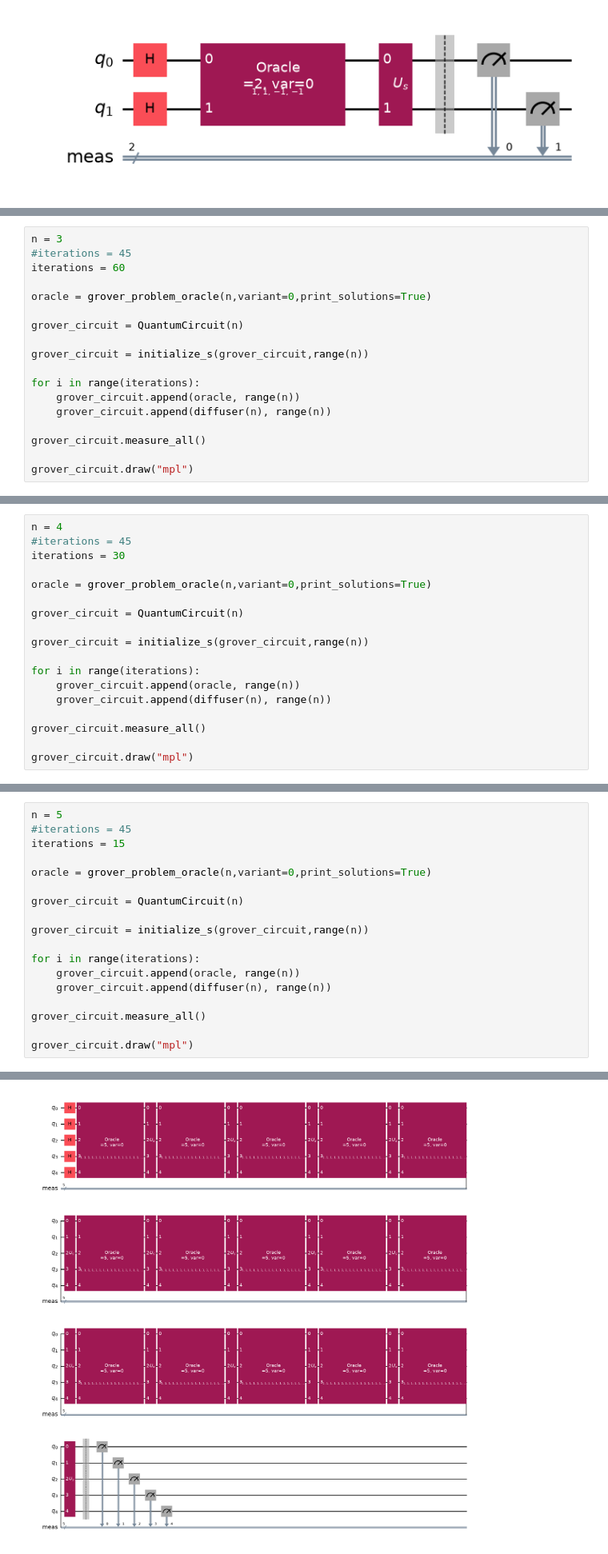
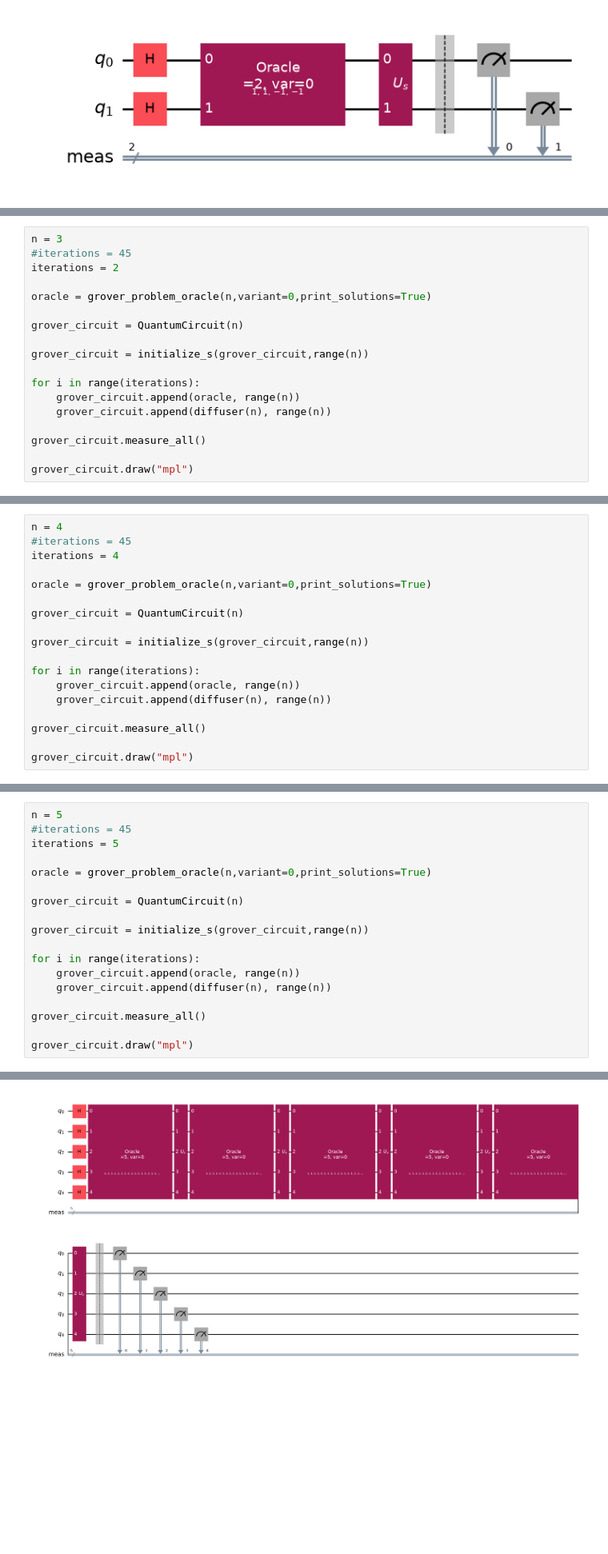
Before and after one commit to KingCobra021/Quantum-A1, a Jupyter notebook: A1.ipynb, the cells around one changed output, grey strips where cells are left out. Shown at 80% size. Cells and saved outputs as stored; diff of their text form; blank space fills up the shorter version.

```diff
--- a/A1.ipynb
+++ b/A1.ipynb
@@ -222,7 +222,7 @@ plot_histogram(job.result().get_counts())
 # %%
 n = 3
 #iterations = 45
-iterations = 60
+iterations = 2
 
 oracle = grover_problem_oracle(n,variant=0,print_solutions=True)
 
@@ -255,7 +256,7 @@ plot_histogram(job.result().get_counts())
 # %%
 n = 4
 #iterations = 45
-iterations = 30
+iterations = 4
 
 oracle = grover_problem_oracle(n,variant=0,print_solutions=True)
 
@@ -288,7 +290,7 @@ plot_histogram(job.result().get_counts())
 # %%
 n = 5
 #iterations = 45
-iterations = 15
+iterations = 5
 
 oracle = grover_problem_oracle(n,variant=0,print_solutions=True)
 
@@ -307,7 +310,7 @@ grover_circuit.draw("mpl")
 Solutions:
 |10001>
 |11100>
-[figure, old version]
+[figure, new version]
 # %%
 simulator = AerSimulator.from_backend(FakeFez())
 
```
Also changed, not shown: parts of 17 cells of this notebook.
